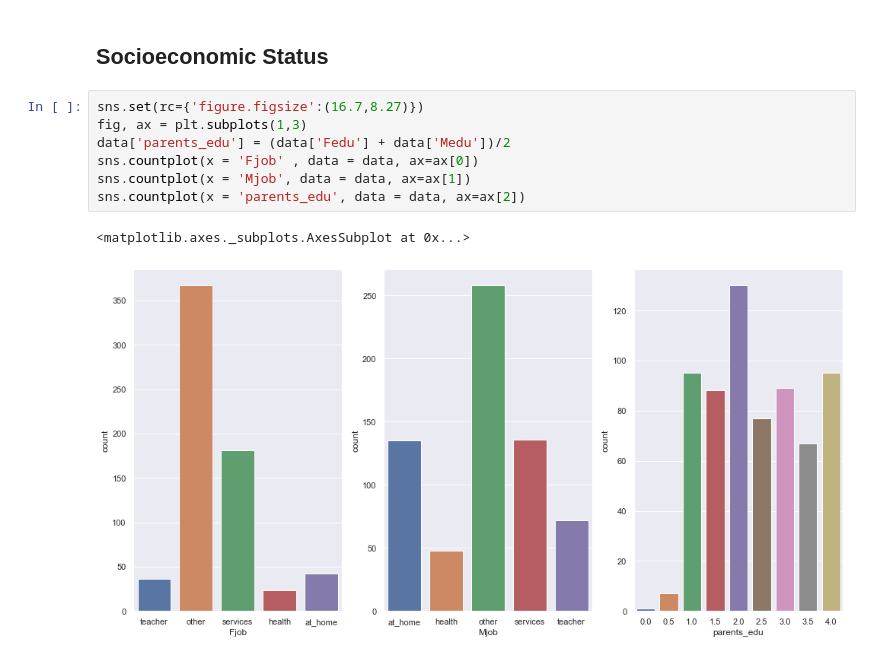
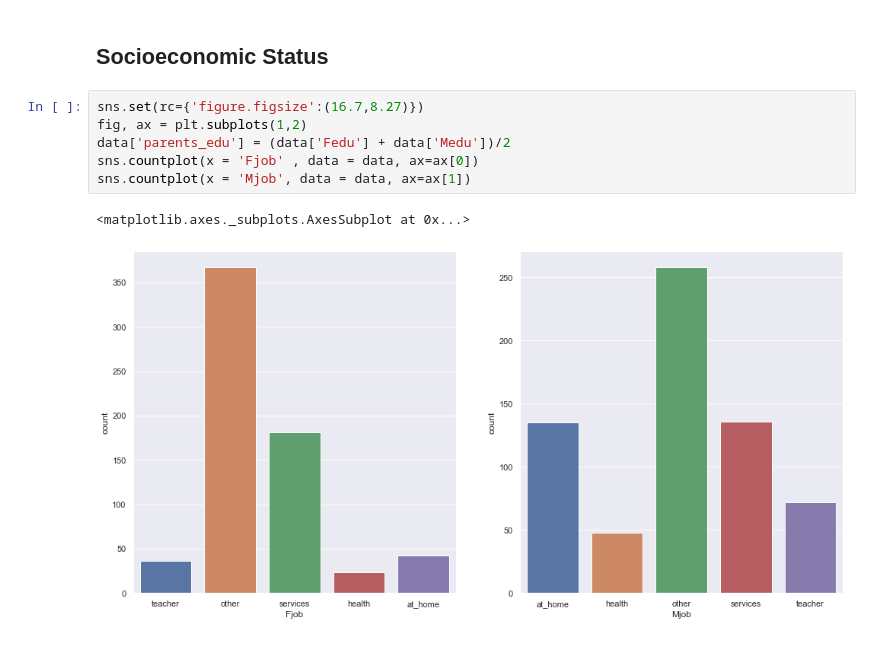
Before and after one commit to natanoliff/natanoliff.github.io, a Jupyter notebook: Alcohol_Consumption.ipynb, the cells around one changed output. Saved outputs shown, nothing was run; the diff lists cells and outputs as text.

```diff
--- a/Alcohol_Consumption.ipynb
+++ b/Alcohol_Consumption.ipynb
@@ -137,11 +95,10 @@ data.head()
 ## Socioeconomic Status
 # %%
 sns.set(rc={'figure.figsize':(16.7,8.27)})
-fig, ax = plt.subplots(1,3)
+fig, ax = plt.subplots(1,2)
 data['parents_edu'] = (data['Fedu'] + data['Medu'])/2
 sns.countplot(x = 'Fjob' , data = data, ax=ax[0])
 sns.countplot(x = 'Mjob', data = data, ax=ax[1])
-sns.countplot(x = 'parents_edu', data = data, ax=ax[2])
 # %% [output]
 <matplotlib.axes._subplots.AxesSubplot at 0x...>
-[figure, old version]
+[figure, new version]
```
Also changed, not shown: parts of 42 cells of this notebook.
